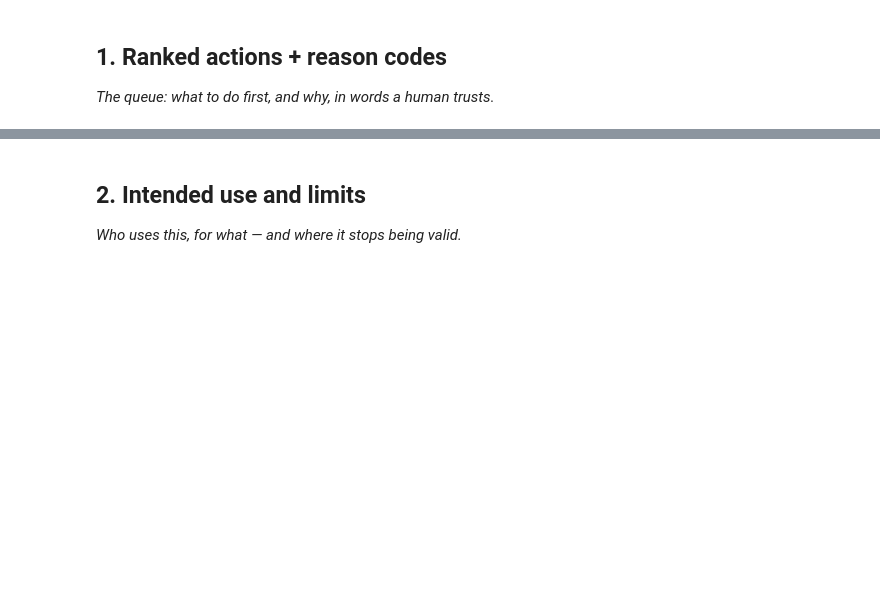
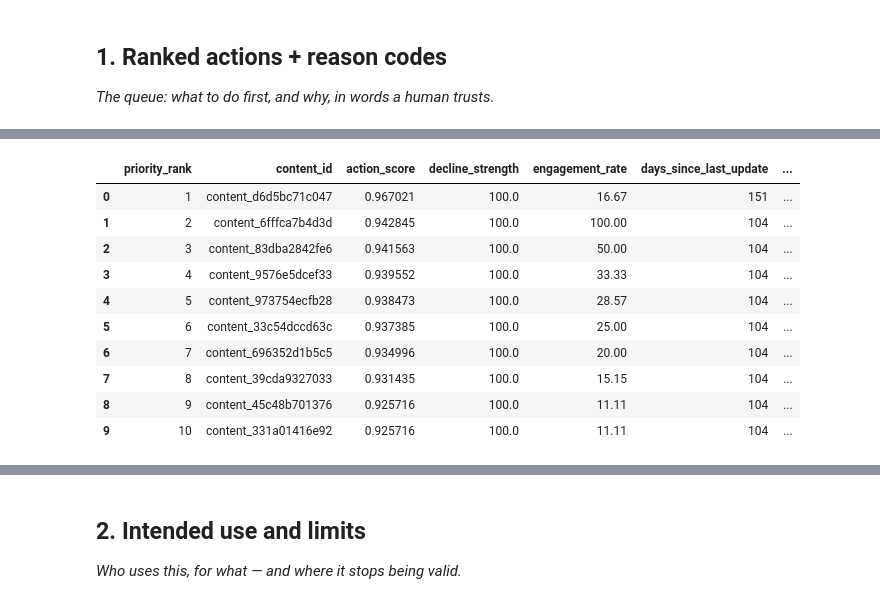
Before and after one commit to imnxr/flyrank-ml-internship, a Jupyter notebook: work/notebooks/w07_action_playbook.ipynb, the cells around one changed output, grey strips where cells are left out. Saved outputs shown, nothing was run; the diff lists cells and outputs as text; code cells hidden in the pictures; blank space fills up the shorter version.

```diff
--- a/work/notebooks/w07_action_playbook.ipynb
+++ b/work/notebooks/w07_action_playbook.ipynb
@@ -15,0 +256,45 @@ This skeleton is yours to fill. Work the sections **in order** — each one has
+# %%
+def build_reason_codes(row):
+    reasons = []
+
+    if row["decline_strength"] >= 75:
+        reasons.append("SEVERE_DECLINE")
+    elif row["decline_strength"] >= 40:
+        reasons.append("MODERATE_DECLINE")
+    else:
+        reasons.append("MILD_DECLINE")
+
+    if row["engagement_rate"] >= candidates["engagement_rate"].quantile(0.75):
+        reasons.append("HIGH_ENGAGEMENT")
+
+    if row["days_since_last_update"] >= candidates["days_since_last_update"].quantile(0.75):
+        reasons.append("STALE_CONTENT")
+
+    return " | ".join(reasons)
+
+
+candidates["reason_codes"] = candidates.apply(build_reason_codes, axis=1)
+
+candidates[
+    [
+        "priority_rank",
+        "content_id",
+        "action_score",
+        "decline_strength",
+        "engagement_rate",
+        "days_since_last_update",
+        "reason_codes",
+    ]
+].head(10)
+# %% [output]
+|  | priority_rank | content_id | action_score | decline_strength | engagement_rate | days_since_last_update | ... |
+| 0 | 1 | content_d6d5bc71c047 | 0.967021 | 100.0 | 16.67 | 151 | ... |
+| 1 | 2 | content_6fffca7b4d3d | 0.942845 | 100.0 | 100.00 | 104 | ... |
+| 2 | 3 | content_83dba2842fe6 | 0.941563 | 100.0 | 50.00 | 104 | ... |
+| 3 | 4 | content_9576e5dcef33 | 0.939552 | 100.0 | 33.33 | 104 | ... |
+| 4 | 5 | content_973754ecfb28 | 0.938473 | 100.0 | 28.57 | 104 | ... |
+| 5 | 6 | content_33c54dccd63c | 0.937385 | 100.0 | 25.00 | 104 | ... |
+| 6 | 7 | content_696352d1b5c5 | 0.934996 | 100.0 | 20.00 | 104 | ... |
+| 7 | 8 | content_39cda9327033 | 0.931435 | 100.0 | 15.15 | 104 | ... |
+| 8 | 9 | content_45c48b701376 | 0.925716 | 100.0 | 11.11 | 104 | ... |
+| 9 | 10 | content_331a01416e92 | 0.925716 | 100.0 | 11.11 | 104 | ... |
```
Also changed, not shown: parts of 27 cells of this notebook.
